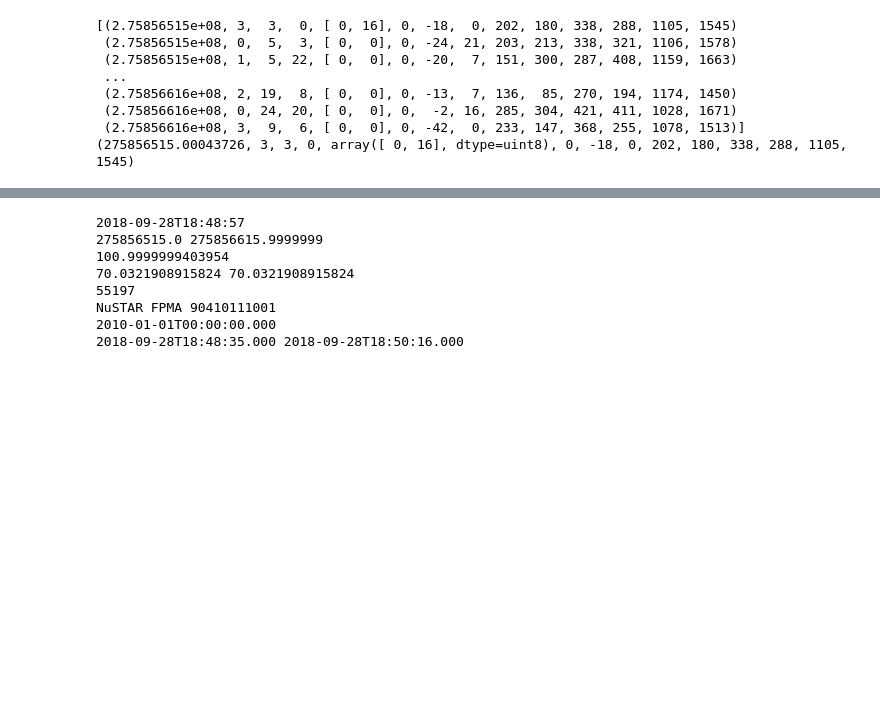
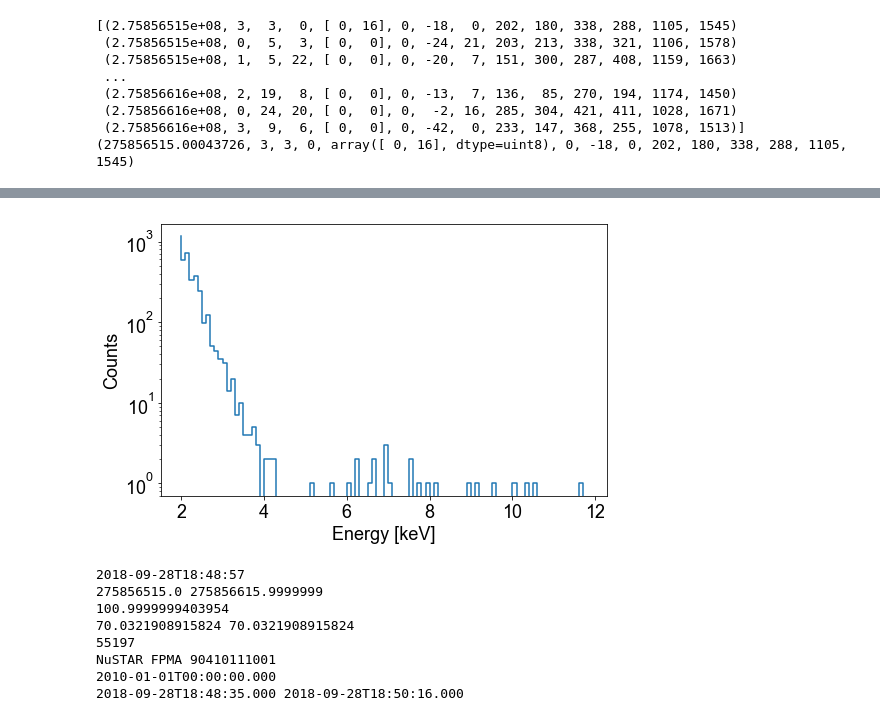
Before and after one commit to ianan/nustar_sac, a Jupyter notebook: python/example_evt_fits.ipynb, the cells around one changed output, grey strips where cells are left out. Saved outputs shown, nothing was run; the diff lists cells and outputs as text; code cells hidden in the pictures; blank space fills up the shorter version.

Commit message:
Added spectrum example
Added spectrum example

```diff
--- a/python/example_evt_fits.ipynb
+++ b/python/example_evt_fits.ipynb
@@ -89,3 +95,18 @@ plt.show()
+# %%
+# Plot a simple spectrum of the whole evtdata
+
+hist, bin_edges=np.histogram(evtdata['pi']*0.04+1.6,bins=np.arange(2.0,12,0.1))
+
+# print(hist)
+fig = plt.figure(figsize=(8, 5))
+# as using the left bin edges want steps-pre
+plt.semilogy(bin_edges[:-1],hist,drawstyle='steps-pre')
+plt.xlabel('Energy [keV]')
+plt.ylabel('Counts')
+
+plt.show()
+# %% [output]
+[figure, added]
 # %%
 # # #look and see what all the header tags are
 # for i in hdr.keys():
```
Also changed, not shown: parts of 5 cells of this notebook.
